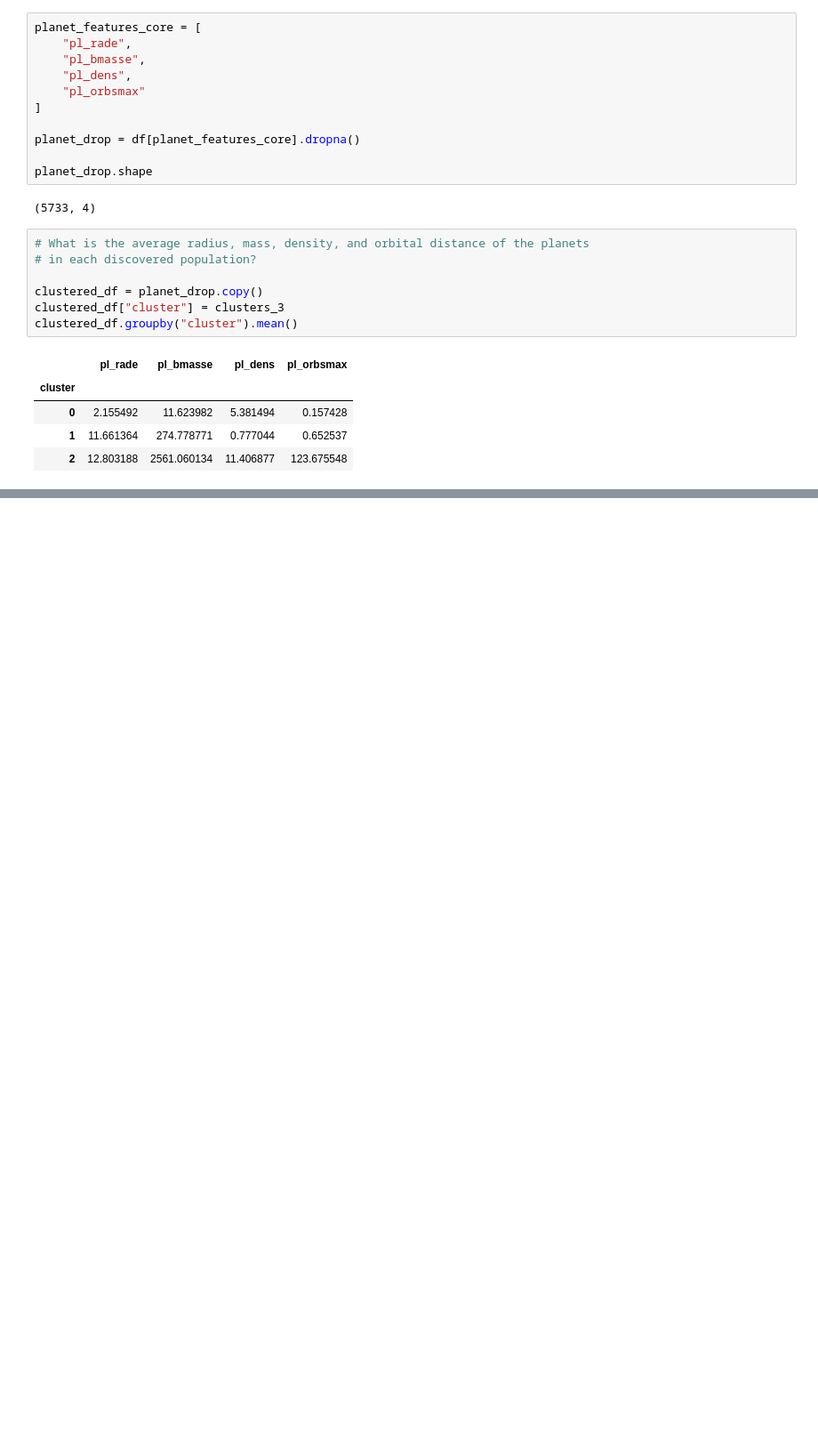
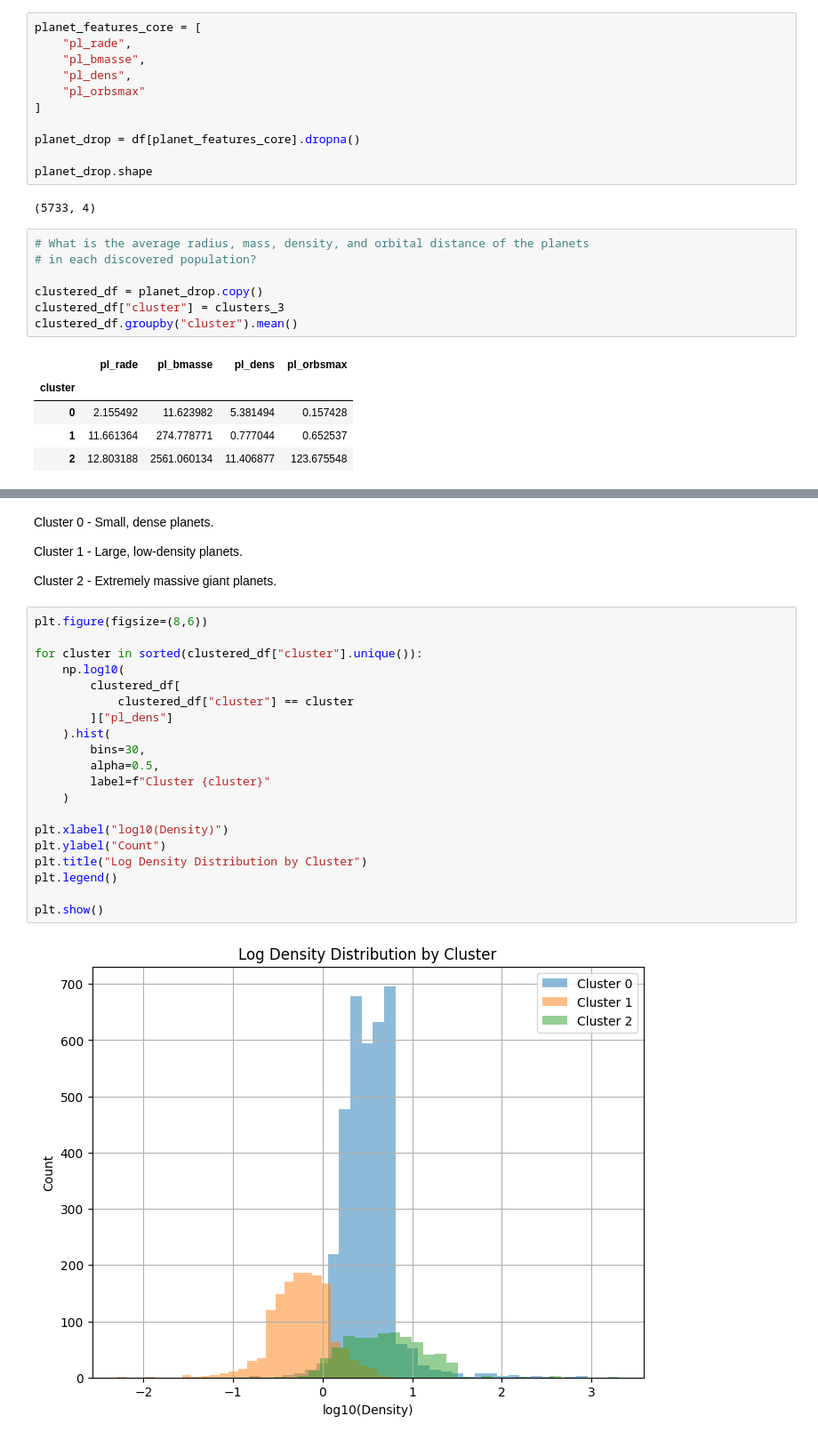
Before and after one commit to harini-prabakaran/celestia, a Jupyter notebook: notebooks/03_clustering.ipynb, the cells around one changed output, grey strips where cells are left out. Shown at 89% size. Drawn from its saved outputs; the diff is of its cells as text; blank space fills up the shorter version.

```diff
--- a/notebooks/03_clustering.ipynb
+++ b/notebooks/03_clustering.ipynb
@@ -216,0 +273,28 @@ clustered_df.groupby("cluster").mean()
+# %% [markdown]
+Cluster 0 - Small, dense planets.
+
+Cluster 1 - Large, low-density planets.
+
+Cluster 2 - Extremely massive giant planets.
+# %%
+plt.figure(figsize=(8,6))
+
+for cluster in sorted(clustered_df["cluster"].unique()):
+    np.log10(
+        clustered_df[
+            clustered_df["cluster"] == cluster
+        ]["pl_dens"]
+    ).hist(
+        bins=30,
+        alpha=0.5,
+        label=f"Cluster {cluster}"
+    )
+
+plt.xlabel("log10(Density)")
+plt.ylabel("Count")
+plt.title("Log Density Distribution by Cluster")
+plt.legend()
+
+plt.show()
+# %% [output]
+[figure, added]
```
Also changed, not shown: parts of 69 cells of this notebook, 5 other files.
